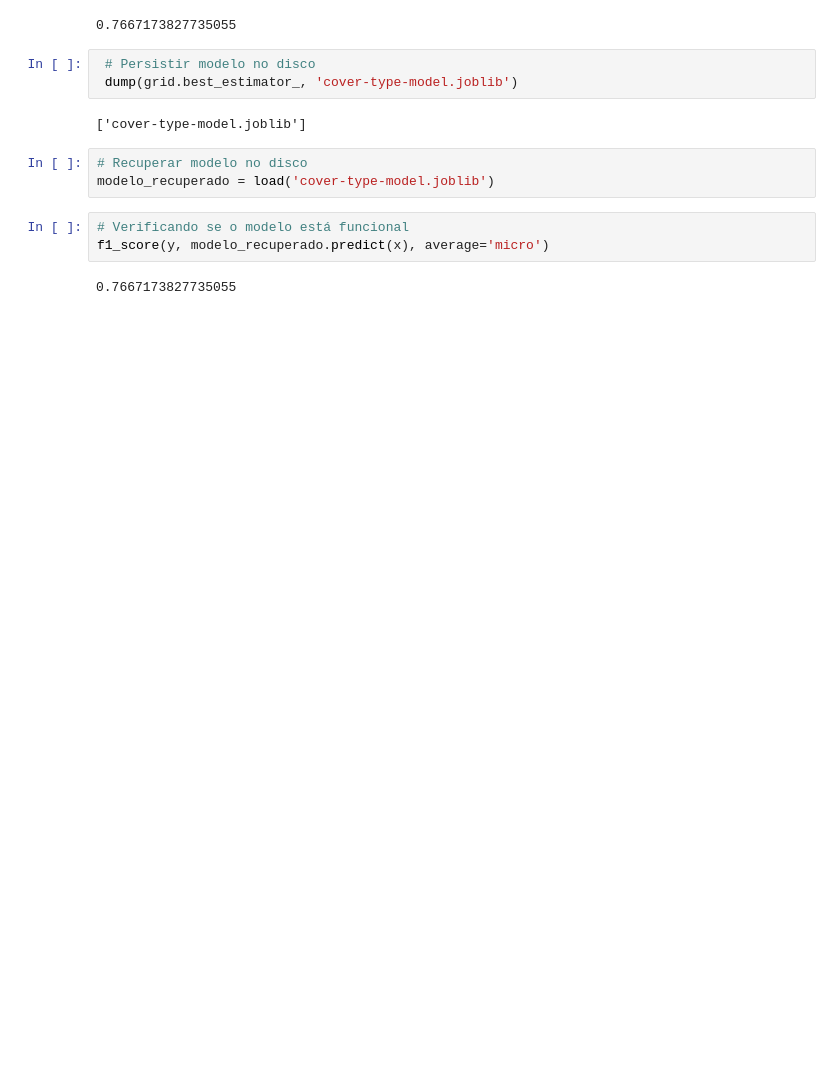
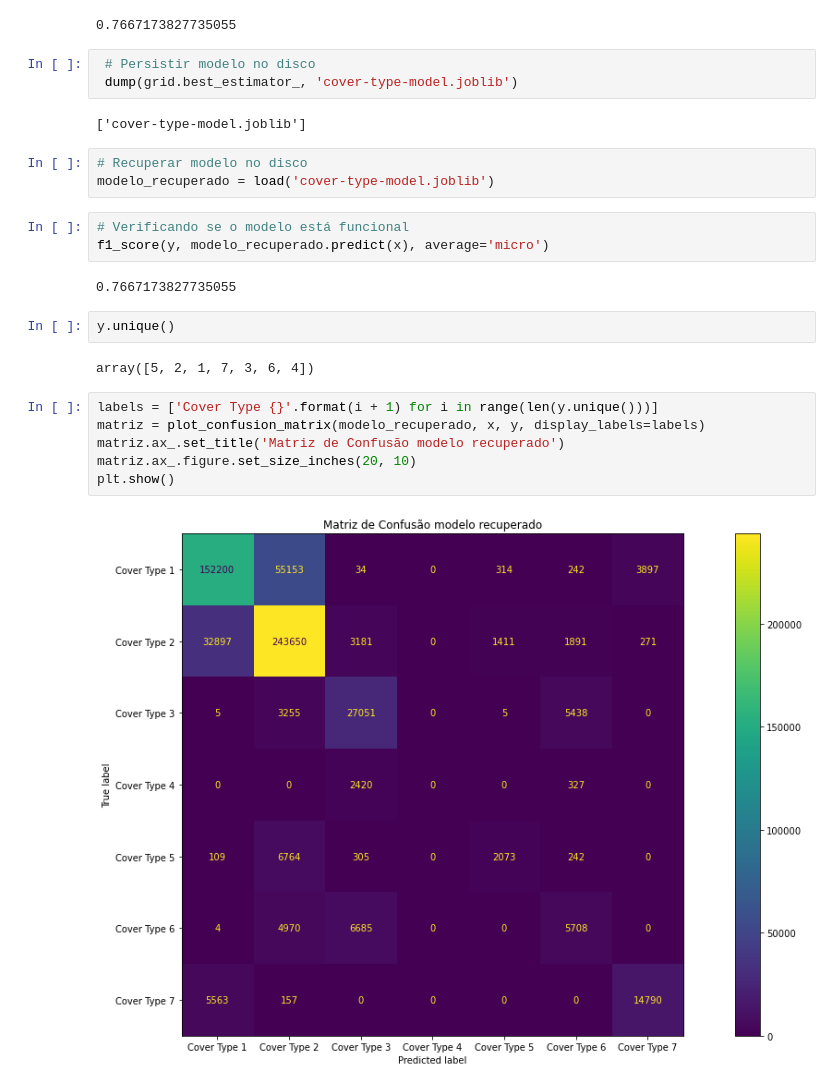
Before and after one commit to elloa-uea/projeto-pratico-3-ao-infinito-e-so, a Jupyter notebook: notebooks/PP3.4 - Validação Cruzada e Busca em Grade.ipynb, the cells around one changed output. Drawn from its saved outputs; the diff is of its cells as text; blank space fills up the shorter version.

Commit message:
Matriz de confusao modelo_recuperado

```diff
--- a/notebooks/PP3.4 - Validação Cruzada e Busca em Grade.ipynb
+++ b/notebooks/PP3.4 - Validação Cruzada e Busca em Grade.ipynb
@@ -291,3 +293,15 @@ modelo_recuperado = load('cover-type-model.joblib')
 f1_score(y, modelo_recuperado.predict(x), average='micro')
 # %% [output]
 0.7667173827735055
+# %%
+y.unique()
+# %% [output]
+array([5, 2, 1, 7, 3, 6, 4])
+# %%
+labels = ['Cover Type {}'.format(i + 1) for i in range(len(y.unique()))]
+matriz = plot_confusion_matrix(modelo_recuperado, x, y, display_labels=labels)
+matriz.ax_.set_title('Matriz de Confusão modelo recuperado')
+matriz.ax_.figure.set_size_inches(20, 10)
+plt.show()
+# %% [output]
+[figure, added]
```
Also changed, not shown: parts of 1 cell of this notebook.
